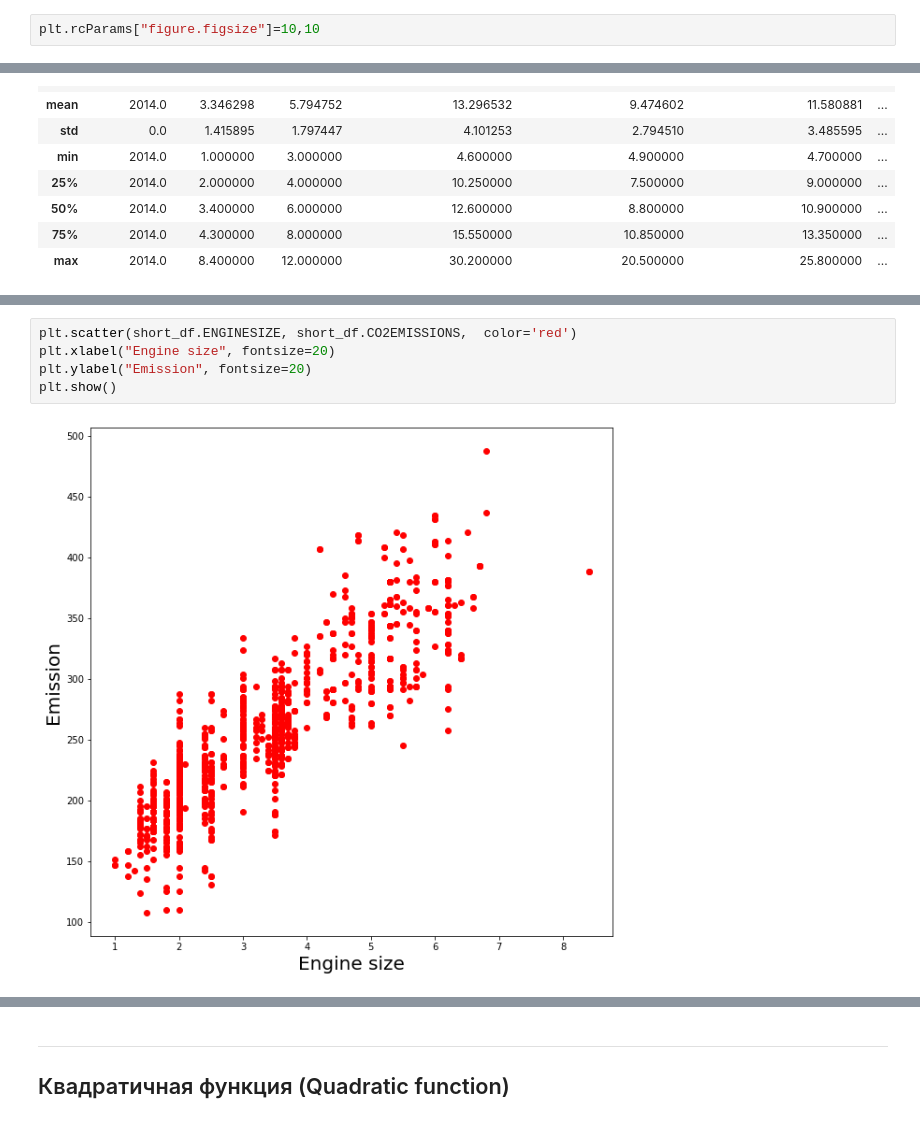
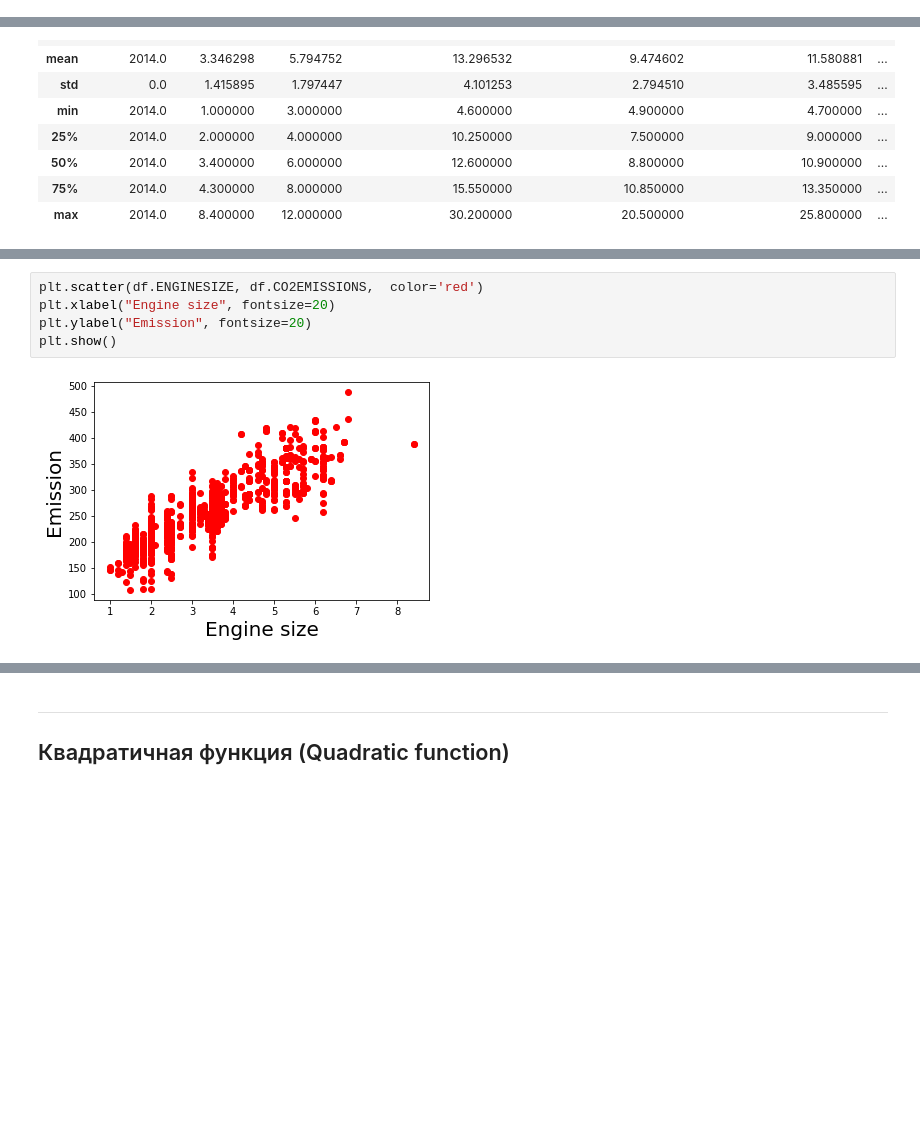
Before and after one commit to ryndovaira-org/data_science_lectures, a Jupyter notebook: 3_2_modeling_ml/3_1_1_regression/lectures/5_regression_polynomial.ipynb, the cells around one changed output, grey strips where cells are left out. Drawn from its saved outputs; the diff is of its cells as text; blank space fills up the shorter version.

```diff
--- a/3_2_modeling_ml/3_1_1_regression/lectures/5_regression_polynomial.ipynb
+++ b/3_2_modeling_ml/3_1_1_regression/lectures/5_regression_polynomial.ipynb
@@ -33,8 +34,6 @@ import pandas as pd
 import numpy as np
 
 %matplotlib inline
-# %%
-plt.rcParams["figure.figsize"]=10,10
 # %% [markdown]
 ## Примеры полиномиальных функций
 # %% [markdown]
@@ -258,8 +274,8 @@ plt.show()
 # %%
-plt.scatter(short_df.ENGINESIZE, short_df.CO2EMISSIONS,  color='red')
+plt.scatter(df.ENGINESIZE, df.CO2EMISSIONS,  color='red')
 plt.xlabel("Engine size", fontsize=20)
 plt.ylabel("Emission", fontsize=20)
 plt.show()
 # %% [output]
-[figure, old version]
+[figure, new version]
 # %%
```
Also changed, not shown: parts of 28 cells of this notebook, 1 other file.
